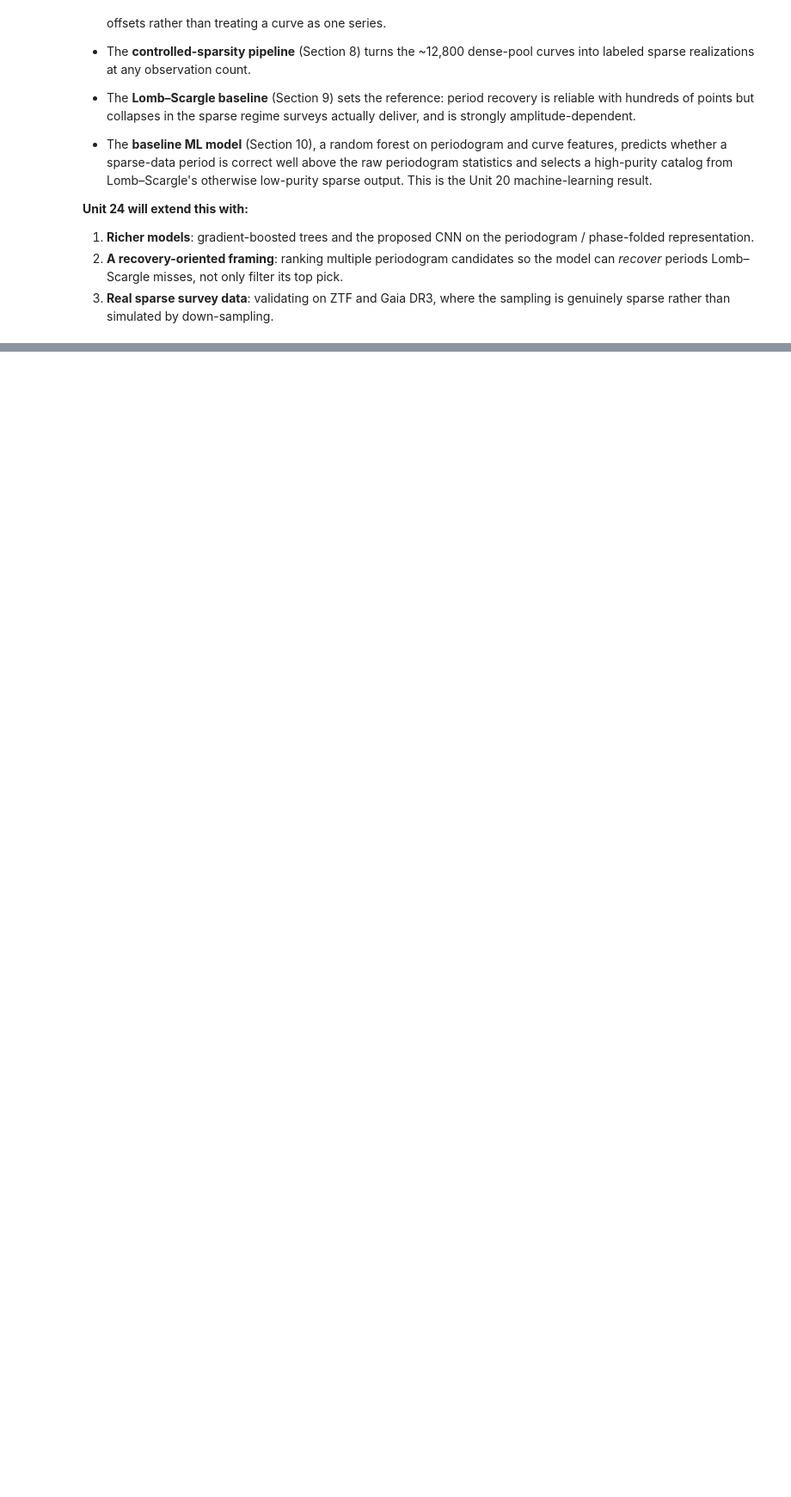
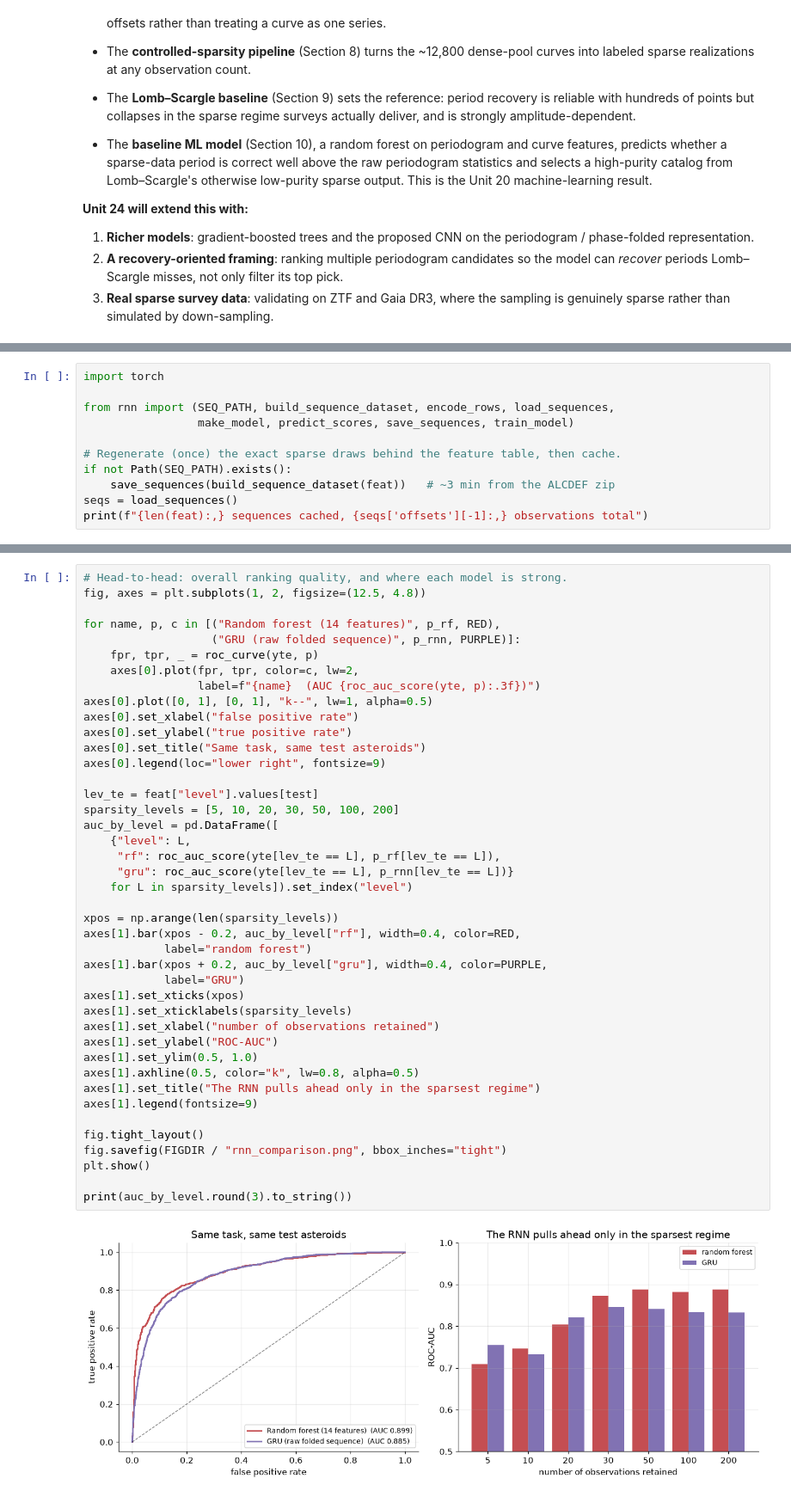
Before and after one commit to cnolan3/asteroid_lightcurve_analysis, a Jupyter notebook: asteroid_rotation_technical.ipynb, the cells around one changed output, grey strips where cells are left out. Shown at 86% size. Drawn from its saved outputs; the diff is of its cells as text; blank space fills up the shorter version.

```diff
--- a/asteroid_rotation_technical.ipynb
+++ b/asteroid_rotation_technical.ipynb
@@ -1258,0 +1285,11 @@ than only filtering them, and validation on real sparse survey data.
+# %%
+import torch
+
+from rnn import (SEQ_PATH, build_sequence_dataset, encode_rows, load_sequences,
+                 make_model, predict_scores, save_sequences, train_model)
+
+# Regenerate (once) the exact sparse draws behind the feature table, then cache.
+if not Path(SEQ_PATH).exists():
+    save_sequences(build_sequence_dataset(feat))   # ~3 min from the ALCDEF zip
+seqs = load_sequences()
+print(f"{len(feat):,} sequences cached, {seqs['offsets'][-1]:,} observations total")
@@ -1258,0 +1329,44 @@ than only filtering them, and validation on real sparse survey data.
+# %%
+# Head-to-head: overall ranking quality, and where each model is strong.
+fig, axes = plt.subplots(1, 2, figsize=(12.5, 4.8))
+
+for name, p, c in [("Random forest (14 features)", p_rf, RED),
+                   ("GRU (raw folded sequence)", p_rnn, PURPLE)]:
+    fpr, tpr, _ = roc_curve(yte, p)
+    axes[0].plot(fpr, tpr, color=c, lw=2,
+                 label=f"{name}  (AUC {roc_auc_score(yte, p):.3f})")
+axes[0].plot([0, 1], [0, 1], "k--", lw=1, alpha=0.5)
+axes[0].set_xlabel("false positive rate")
+axes[0].set_ylabel("true positive rate")
+axes[0].set_title("Same task, same test asteroids")
+axes[0].legend(loc="lower right", fontsize=9)
+
+lev_te = feat["level"].values[test]
+sparsity_levels = [5, 10, 20, 30, 50, 100, 200]
+auc_by_level = pd.DataFrame([
+    {"level": L,
+     "rf": roc_auc_score(yte[lev_te == L], p_rf[lev_te == L]),
+     "gru": roc_auc_score(yte[lev_te == L], p_rnn[lev_te == L])}
+    for L in sparsity_levels]).set_index("level")
+
+xpos = np.arange(len(sparsity_levels))
+axes[1].bar(xpos - 0.2, auc_by_level["rf"], width=0.4, color=RED,
+            label="random forest")
+axes[1].bar(xpos + 0.2, auc_by_level["gru"], width=0.4, color=PURPLE,
+            label="GRU")
+axes[1].set_xticks(xpos)
+axes[1].set_xticklabels(sparsity_levels)
+axes[1].set_xlabel("number of observations retained")
+axes[1].set_ylabel("ROC-AUC")
+axes[1].set_ylim(0.5, 1.0)
+axes[1].axhline(0.5, color="k", lw=0.8, alpha=0.5)
+axes[1].set_title("The RNN pulls ahead only in the sparsest regime")
+axes[1].legend(fontsize=9)
+
+fig.tight_layout()
+fig.savefig(FIGDIR / "rnn_comparison.png", bbox_inches="tight")
+plt.show()
+
+print(auc_by_level.round(3).to_string())
+# %% [output]
+[figure, added]
```
Also changed, not shown: parts of 10 cells of this notebook, 7 other files.
